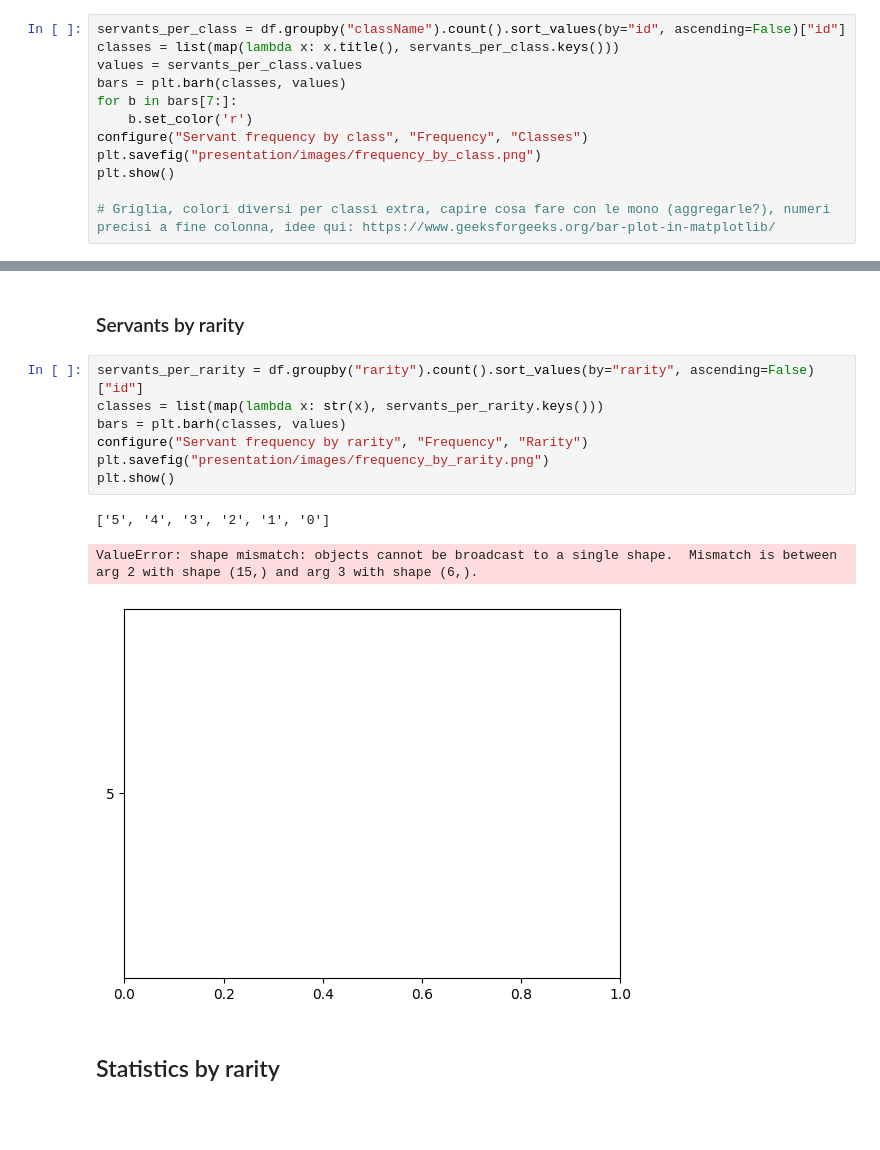
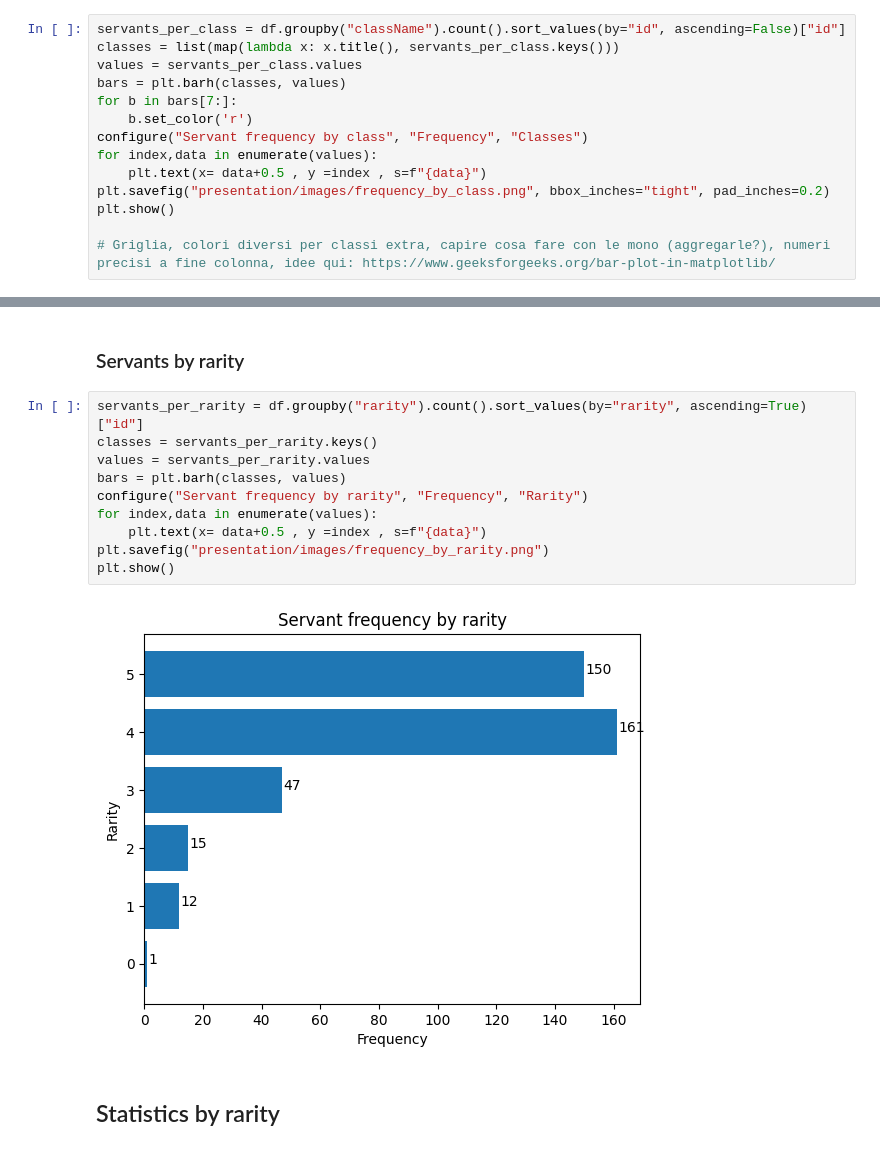
Before and after one commit to manuelelucchi/VisualizzazioneScientifica, a Jupyter notebook: Report.ipynb, the cells around one changed output, grey strips where cells are left out. Saved outputs shown, nothing was run; the diff lists cells and outputs as text; blank space fills up the shorter version.

```diff
--- a/Report.ipynb
+++ b/Report.ipynb
@@ -95,7 +99,9 @@ bars = plt.barh(classes, values)
 for b in bars[7:]:
     b.set_color('r')
 configure("Servant frequency by class", "Frequency", "Classes")
-plt.savefig("presentation/images/frequency_by_class.png")
+for index,data in enumerate(values):
+    plt.text(x= data+0.5 , y =index , s=f"{data}")
+plt.savefig("presentation/images/frequency_by_class.png", bbox_inches="tight", pad_inches=0.2)
 plt.show()
 
 # Griglia, colori diversi per classi extra, capire cosa fare con le mono (aggregarle?), numeri precisi a fine colonna, idee qui: https://www.geeksforgeeks.org/bar-plot-in-matplotlib/
@@ -114,16 +120,17 @@ plt.show()
 # %% [markdown]
 ### Servants by rarity
 # %%
-servants_per_rarity = df.groupby("rarity").count().sort_values(by="rarity", ascending=False)["id"]
-classes = list(map(lambda x: str(x), servants_per_rarity.keys()))
+servants_per_rarity = df.groupby("rarity").count().sort_values(by="rarity", ascending=True)["id"]
+classes = servants_per_rarity.keys()
+values = servants_per_rarity.values
 bars = plt.barh(classes, values)
 configure("Servant frequency by rarity", "Frequency", "Rarity")
+for index,data in enumerate(values):
+    plt.text(x= data+0.5 , y =index , s=f"{data}")
 plt.savefig("presentation/images/frequency_by_rarity.png")
 plt.show()
 # %% [output]
-['5', '4', '3', '2', '1', '0']
-ValueError: shape mismatch: objects cannot be broadcast to a single shape.  Mismatch is between arg 2 with shape (15,) and arg 3 with shape (6,).
-[figure, old version]
+[figure, new version]
 # %% [markdown]
 ## Statistics by rarity
 # %%
```
Also changed, not shown: parts of 7 cells of this notebook, 8 other files.
